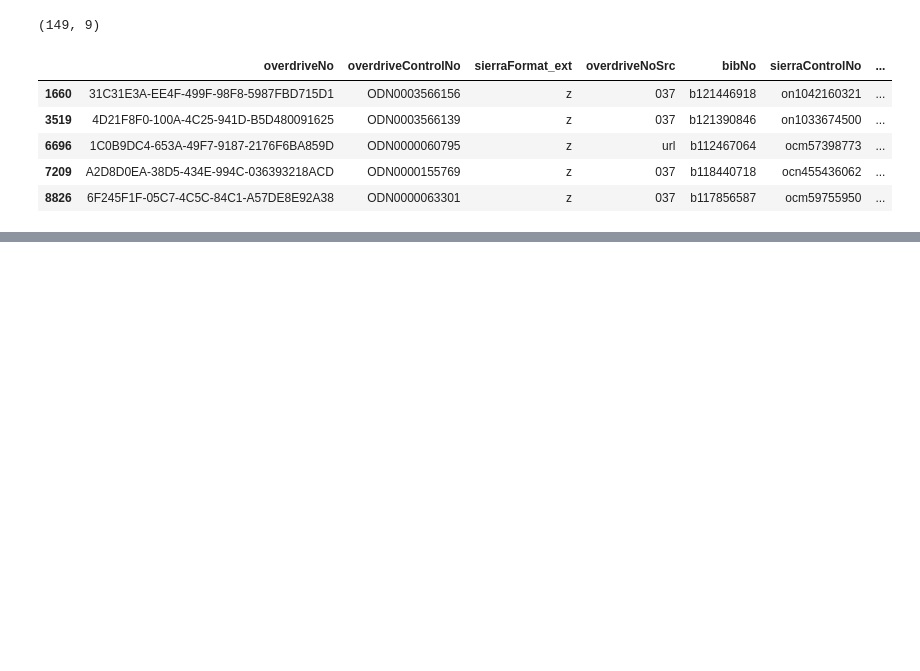
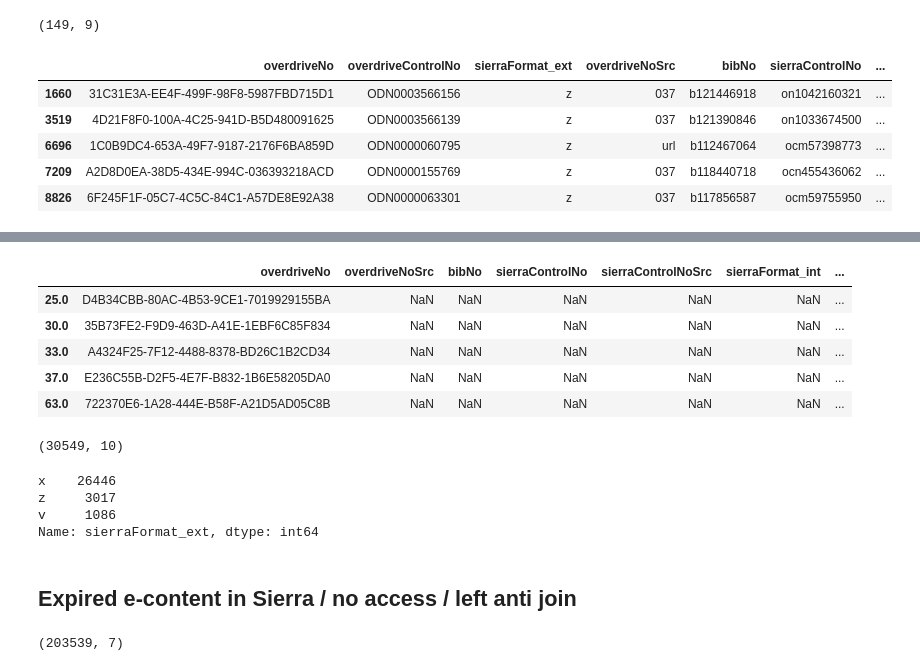
Before and after one commit to BookOps-CAT/Overdrive-MarcExpress, a Jupyter notebook: src/bpl-overdrive.ipynb, the cells around one changed output, grey strips where cells are left out. Cells and saved outputs as stored; diff of their text form; code cells hidden in the pictures; blank space fills up the shorter version.

```diff
--- a/src/bpl-overdrive.ipynb
+++ b/src/bpl-overdrive.ipynb
@@ -119,0 +151,20 @@ df_reinstate_access["bibNo"].to_csv("./reports/BPL/reinstate_access-bibNos", ind
+# %%
+df_missing.head()
+# %% [output]
+|  | overdriveNo | overdriveNoSrc | bibNo | sierraControlNo | sierraControlNoSrc | sierraFormat_int | ... |
+| 25.0 | D4B34CBB-80AC-4B53-9CE1-7019929155BA | NaN | NaN | NaN | NaN | NaN | ... |
+| 30.0 | 35B73FE2-F9D9-463D-A41E-1EBF6C85F834 | NaN | NaN | NaN | NaN | NaN | ... |
+| 33.0 | A4324F25-7F12-4488-8378-BD26C1B2CD34 | NaN | NaN | NaN | NaN | NaN | ... |
+| 37.0 | E236C55B-D2F5-4E7F-B832-1B6E58205DA0 | NaN | NaN | NaN | NaN | NaN | ... |
+| 63.0 | 722370E6-1A28-444E-B58F-A21D5AD05C8B | NaN | NaN | NaN | NaN | NaN | ... |
+# %%
+df_missing.shape
+# %% [output]
+(30549, 10)
+# %%
+df_missing["sierraFormat_ext"].value_counts()
+# %% [output]
+x    26446
+z     3017
+v     1086
+Name: sierraFormat_ext, dtype: int64
@@ -119,0 +175,2 @@ df_reinstate_access["bibNo"].to_csv("./reports/BPL/reinstate_access-bibNos", ind
+# %% [markdown]
+## Expired e-content in Sierra / no access / left anti join
@@ -119,0 +181,4 @@ df_reinstate_access["bibNo"].to_csv("./reports/BPL/reinstate_access-bibNos", ind
+# %%
+sdf_with_overdriveNo.shape
+# %% [output]
+(203539, 7)
```
Also changed, not shown: parts of 22 cells of this notebook, 5 other files.
